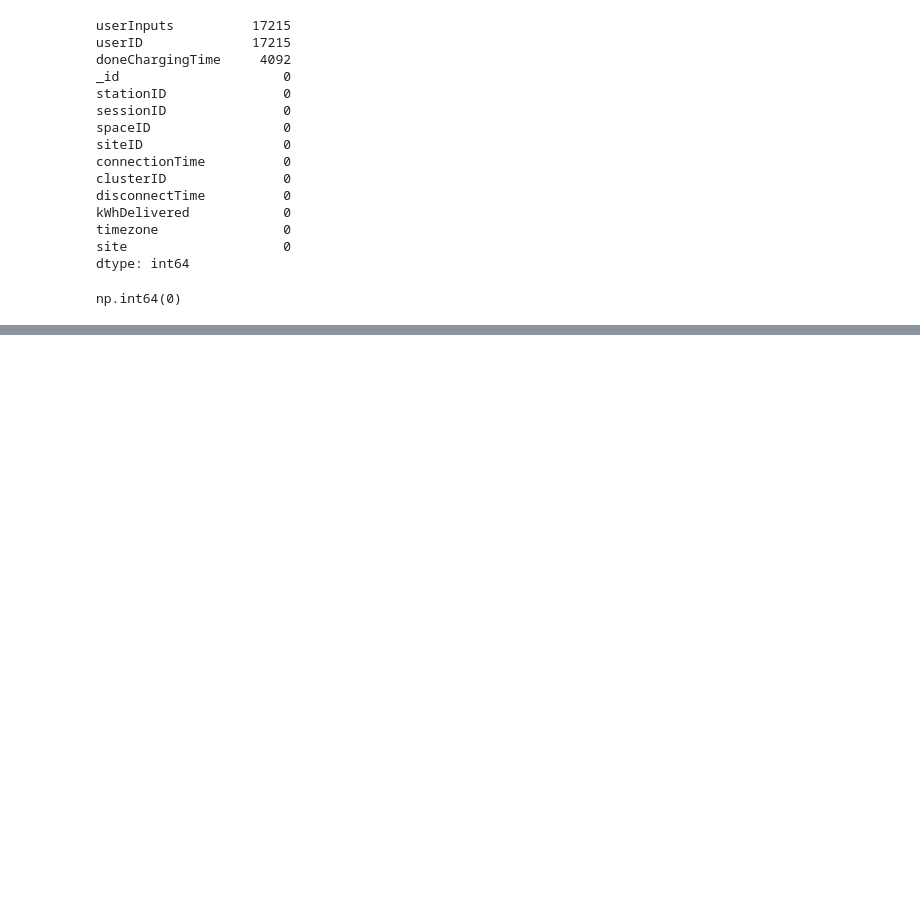
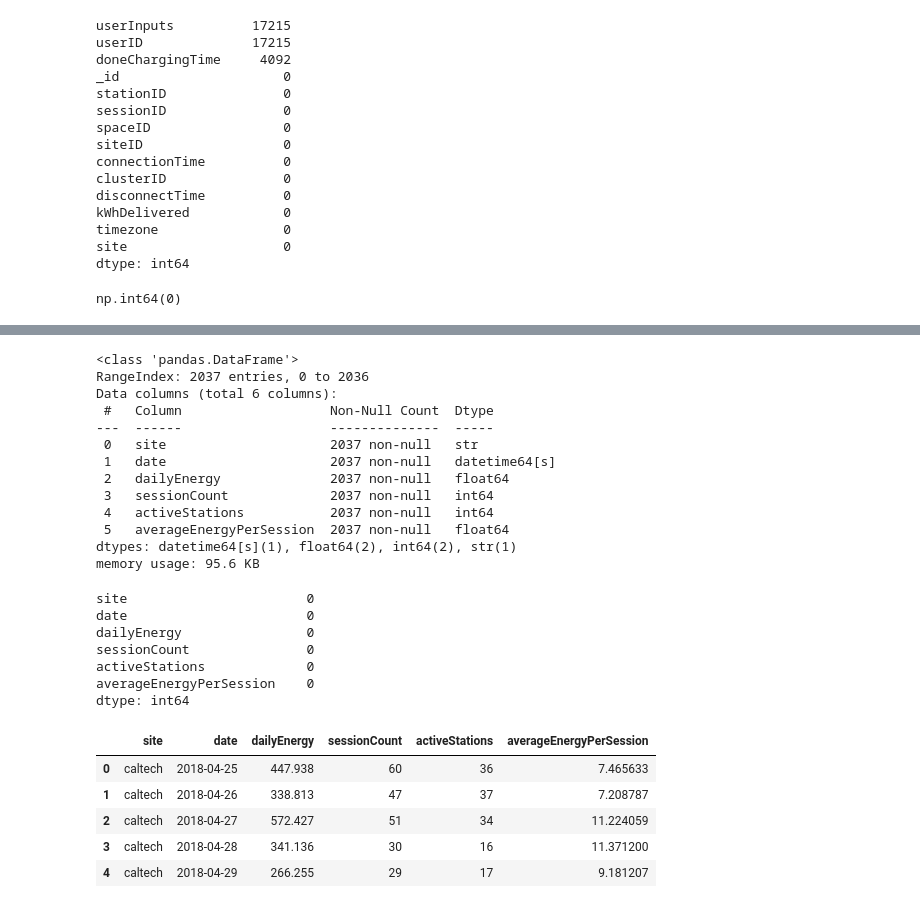
Before and after one commit to mikedalanon/EV-Thesis, a Jupyter notebook: EV_ConceptDriftAware_Thesis.ipynb, the cells around one changed output, grey strips where cells are left out. Cells and saved outputs as stored; diff of their text form; code cells hidden in the pictures; blank space fills up the shorter version.

```diff
--- a/EV_ConceptDriftAware_Thesis.ipynb
+++ b/EV_ConceptDriftAware_Thesis.ipynb
@@ -145,0 +190,34 @@ dtype: int64
+# %%
+# Check the structure and missing values of the daily dataset.
+daily_df.info()
+
+display(daily_df.isnull().sum())
+
+daily_df.head()
+# %% [output]
+<class 'pandas.DataFrame'>
+RangeIndex: 2037 entries, 0 to 2036
+Data columns (total 6 columns):
+ #   Column                   Non-Null Count  Dtype
+---  ------                   --------------  -----
+ 0   site                     2037 non-null   str
+ 1   date                     2037 non-null   datetime64[s]
+ 2   dailyEnergy              2037 non-null   float64
+ 3   sessionCount             2037 non-null   int64
+ 4   activeStations           2037 non-null   int64
+ 5   averageEnergyPerSession  2037 non-null   float64
+dtypes: datetime64[s](1), float64(2), int64(2), str(1)
+memory usage: 95.6 KB
+site                       0
+date                       0
+dailyEnergy                0
+sessionCount               0
+activeStations             0
+averageEnergyPerSession    0
+dtype: int64
+|  | site | date | dailyEnergy | sessionCount | activeStations | averageEnergyPerSession |
+| 0 | caltech | 2018-04-25 | 447.938 | 60 | 36 | 7.465633 |
+| 1 | caltech | 2018-04-26 | 338.813 | 47 | 37 | 7.208787 |
+| 2 | caltech | 2018-04-27 | 572.427 | 51 | 34 | 11.224059 |
+| 3 | caltech | 2018-04-28 | 341.136 | 30 | 16 | 11.371200 |
+| 4 | caltech | 2018-04-29 | 266.255 | 29 | 17 | 9.181207 |
```
Also changed, not shown: parts of 7 cells of this notebook.
